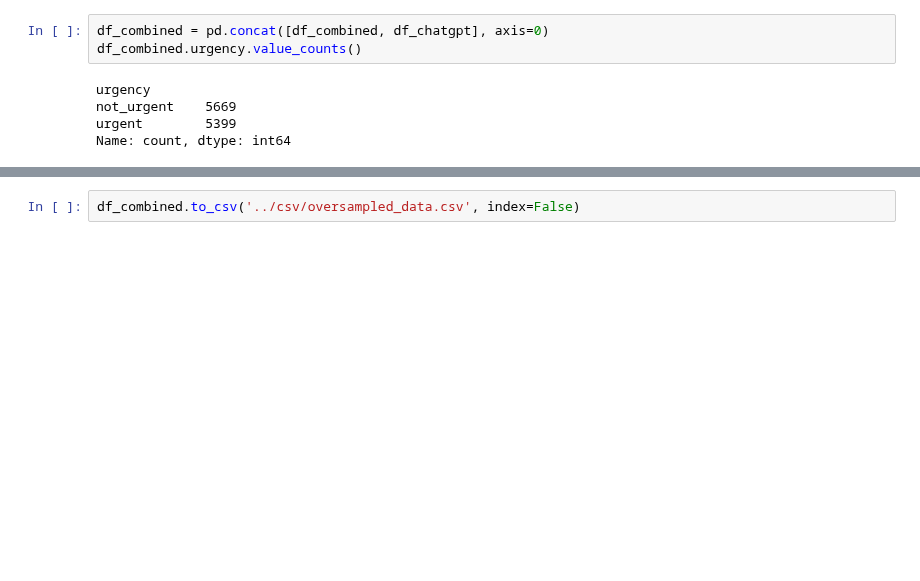
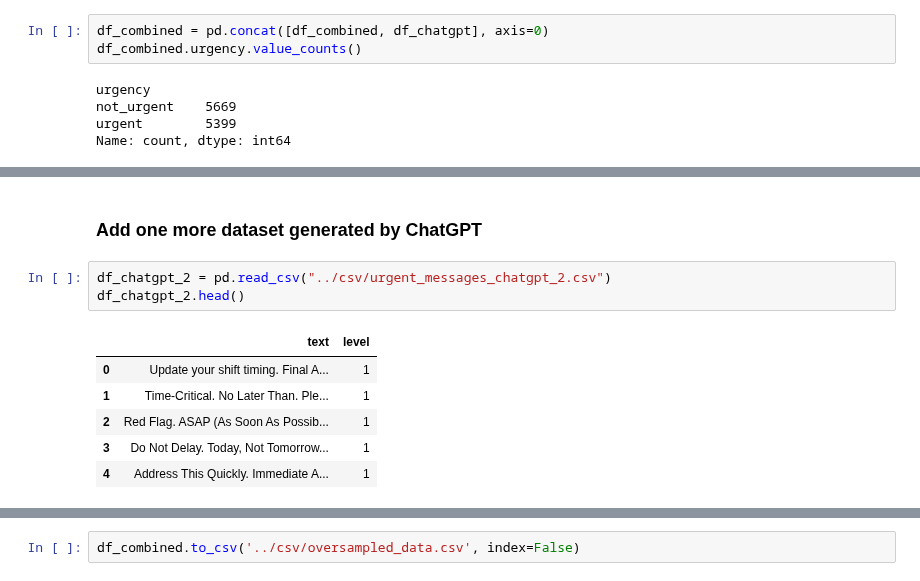
Before and after one commit to Kripa8702/Text-Classifier---Urgent-vs.-No-Urgent, a Jupyter notebook: analysis/data_preparation.ipynb, the cells around one changed output, grey strips where cells are left out. Cells and saved outputs as stored; diff of their text form; blank space fills up the shorter version.

```diff
--- a/analysis/data_preparation.ipynb
+++ b/analysis/data_preparation.ipynb
@@ -256,0 +231,12 @@ df_combined.sample(3)
+# %% [markdown]
+### Add one more dataset generated by ChatGPT
+# %%
+df_chatgpt_2 = pd.read_csv("../csv/urgent_messages_chatgpt_2.csv")
+df_chatgpt_2.head()
+# %% [output]
+|  | text | level |
+| 0 | Update your shift timing. Final A... | 1 |
+| 1 | Time-Critical. No Later Than. Ple... | 1 |
+| 2 | Red Flag. ASAP (As Soon As Possib... | 1 |
+| 3 | Do Not Delay. Today, Not Tomorrow... | 1 |
+| 4 | Address This Quickly. Immediate A... | 1 |
```
Also changed, not shown: parts of 13 cells of this notebook, 13 other files.
